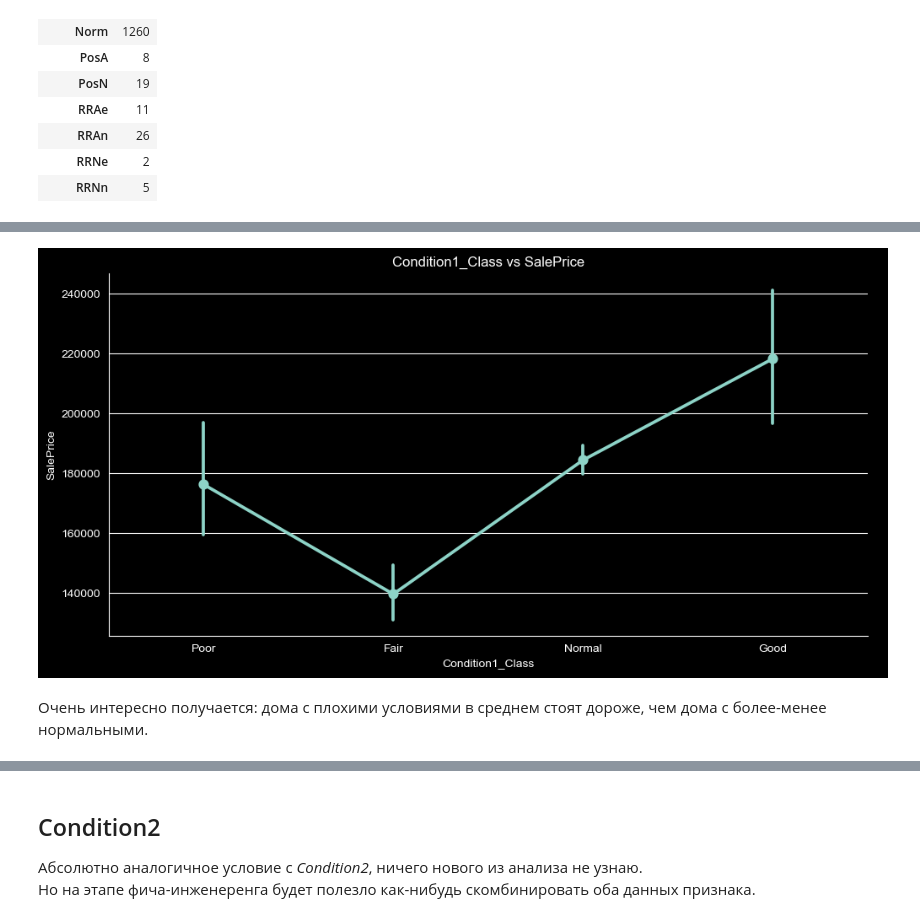
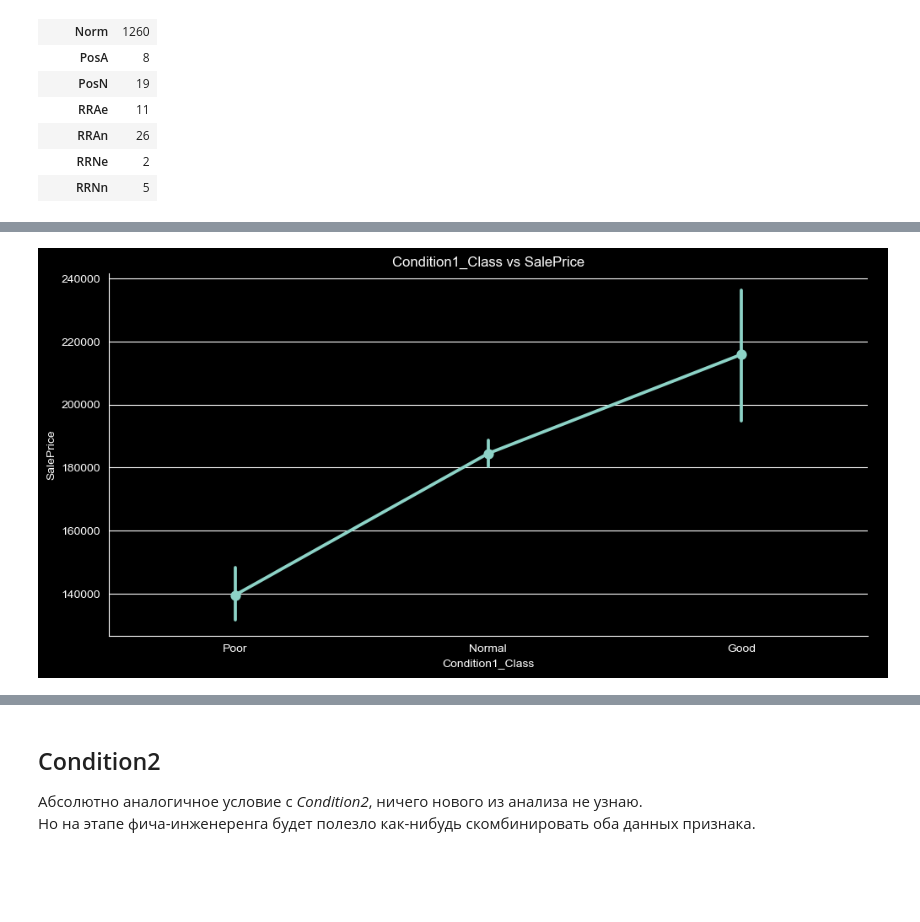
Before and after one commit to SashaCurry/HousePrices, a Jupyter notebook: 1_EDA.ipynb, the cells around one changed output, grey strips where cells are left out. Drawn from its saved outputs; the diff is of its cells as text; code cells hidden in the pictures; blank space fills up the shorter version.

```diff
--- a/1_EDA.ipynb
+++ b/1_EDA.ipynb
@@ -801,26 +813,22 @@ plt.show()
 # %%
-good_condition1 = ['PosN', 'PosA']
-normal_condition1 = ['Norm']
-fair_condition = ['Artery', 'Feedr']
-poor_condition1 = ['RRNn', 'RRAn', 'RRNe', 'RRAe']
+good_condition1 = ['PosN', 'PosA', 'RRNn', 'RRNe']
+normal_condition1 = ['Norm', 'RRAn']
+poor_condition1 = ['Feedr', 'Artery', 'RRAe']
 
 df['Condition1_Class'] = 'Absent'
 
 df.loc[df['Condition1'].isin(good_condition1), 'Condition1_Class'] = 'Good'
 df.loc[df['Condition1'].isin(normal_condition1), 'Condition1_Class'] = 'Normal'
-df.loc[df['Condition1'].isin(fair_condition), 'Condition1_Class'] = 'Fair'
 df.loc[df['Condition1'].isin(poor_condition1), 'Condition1_Class'] = 'Poor'
 # %%
 sns.catplot(data=df,
             x='Condition1_Class',
-            order=['Poor', 'Fair', 'Normal', 'Good'],
+            order=['Poor', 'Normal', 'Good'],
             y='SalePrice',
             kind='point',
             height=5,
             aspect=2)
 plt.title('Condition1_Class vs SalePrice')
 plt.show()
 # %% [output]
-[figure, old version]
+[figure, new version]
-# %% [markdown]
-Очень интересно получается: дома с плохими условиями в среднем стоят дороже, чем дома с более-менее нормальными.
```
Also changed, not shown: parts of 81 cells of this notebook, 1 other file.
